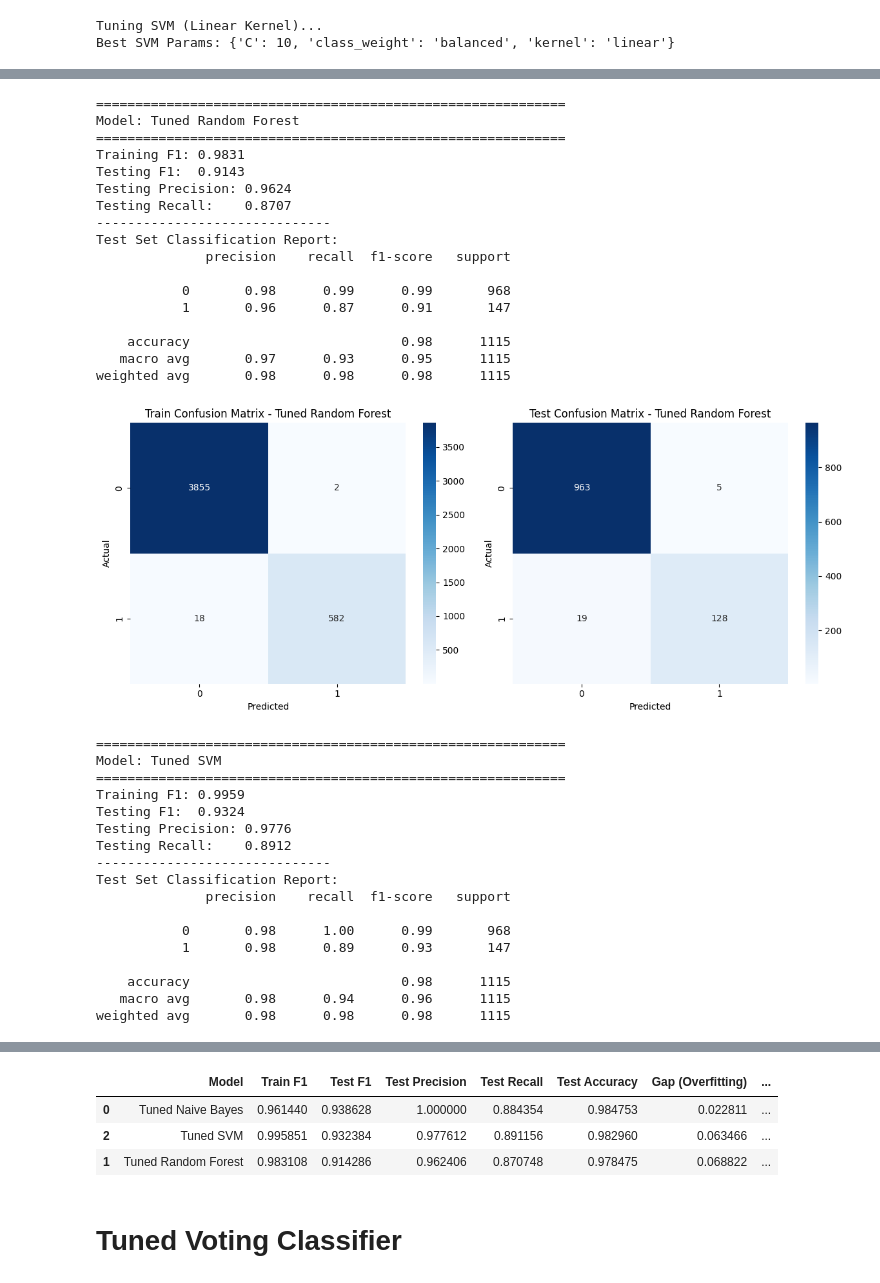
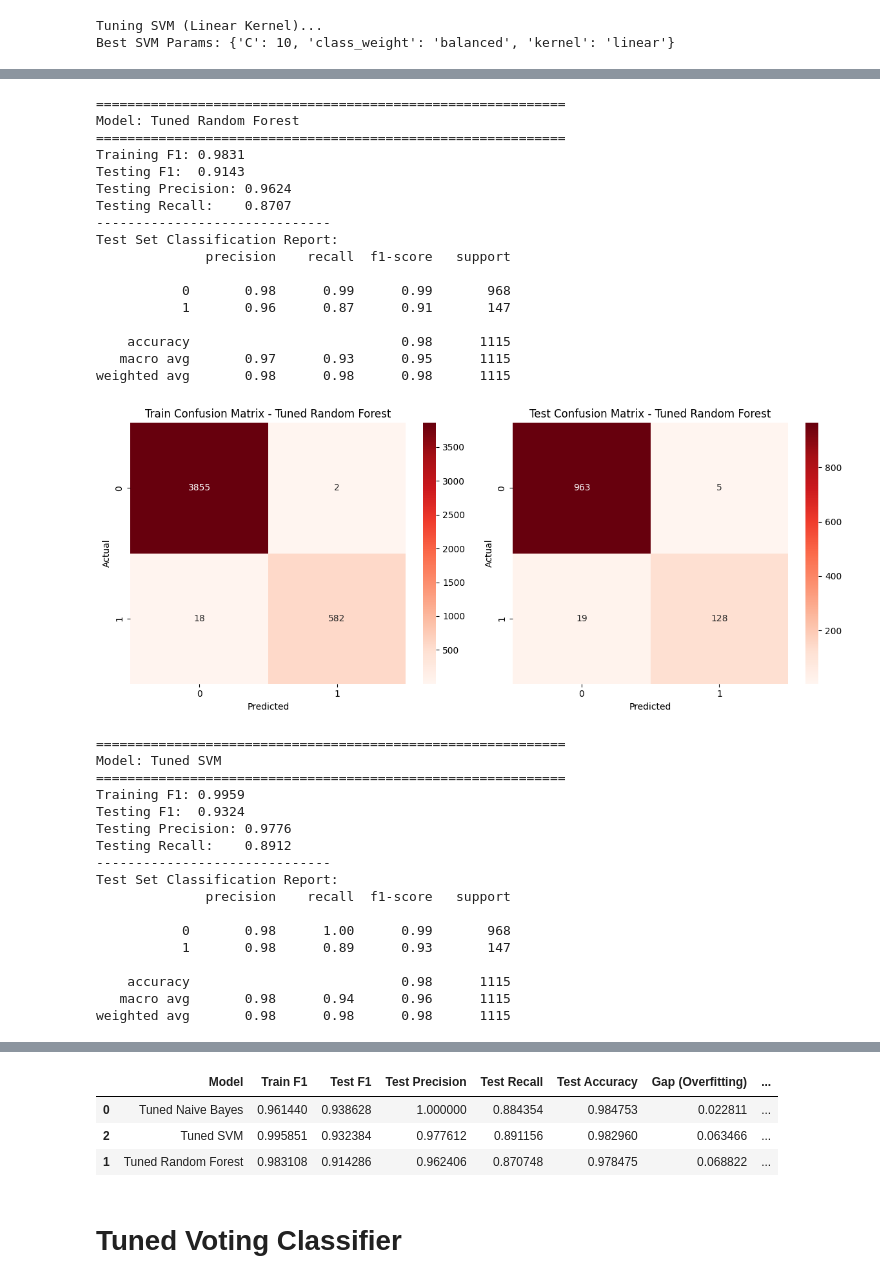
Before and after one commit to vishalgupta-git/sms-spam-detection-nlp, a Jupyter notebook: notebook.ipynb, the cells around one changed output, grey strips where cells are left out. Cells and saved outputs as stored; diff of their text form; code cells hidden in the pictures.

```diff
--- a/notebook.ipynb
+++ b/notebook.ipynb
@@ -317,6 +321,9 @@ def run_models(models, x_train=x_train_tfidf, x_test=x_test_tfidf, y_train=y_tra
         axes[1].set_xlabel("Predicted")
         axes[1].set_ylabel("Actual")
 
+        file_name = name.lower().replace(" ", "_").replace("/", "-") + "_confusion_matrix.png"
+        plt.savefig(os.path.join("metrics", file_name), dpi=300)
+
         plt.tight_layout()
         plt.show()
 
@@ -552,7 +559,7 @@ tuned_models = {
     "Tuned Random Forest": grid_rf.best_estimator_,
     "Tuned SVM": grid_svm.best_estimator_
 }
-run_models(tuned_models)
+run_models(tuned_models,cmap="Reds")
 # %% [output]
 ============================================================
 Model: Tuned Naive Bayes
@@ -575,21 +582,21 @@ weighted avg       0.99      0.98      0.98      1115
 ============================================================
 Model: Tuned Random Forest
 ============================================================
 Training F1: 0.9831
 Testing F1:  0.9143
 Testing Precision: 0.9624
 Testing Recall:    0.8707
 ------------------------------
 Test Set Classification Report:
               precision    recall  f1-score   support
 
            0       0.98      0.99      0.99       968
            1       0.96      0.87      0.91       147
 
     accuracy                           0.98      1115
    macro avg       0.97      0.93      0.95      1115
 weighted avg       0.98      0.98      0.98      1115
-[figure, old version]
+[figure, new version]
 ============================================================
 Model: Tuned SVM
 ============================================================
```
Also changed, not shown: parts of 7 cells of this notebook, 16 other files.
